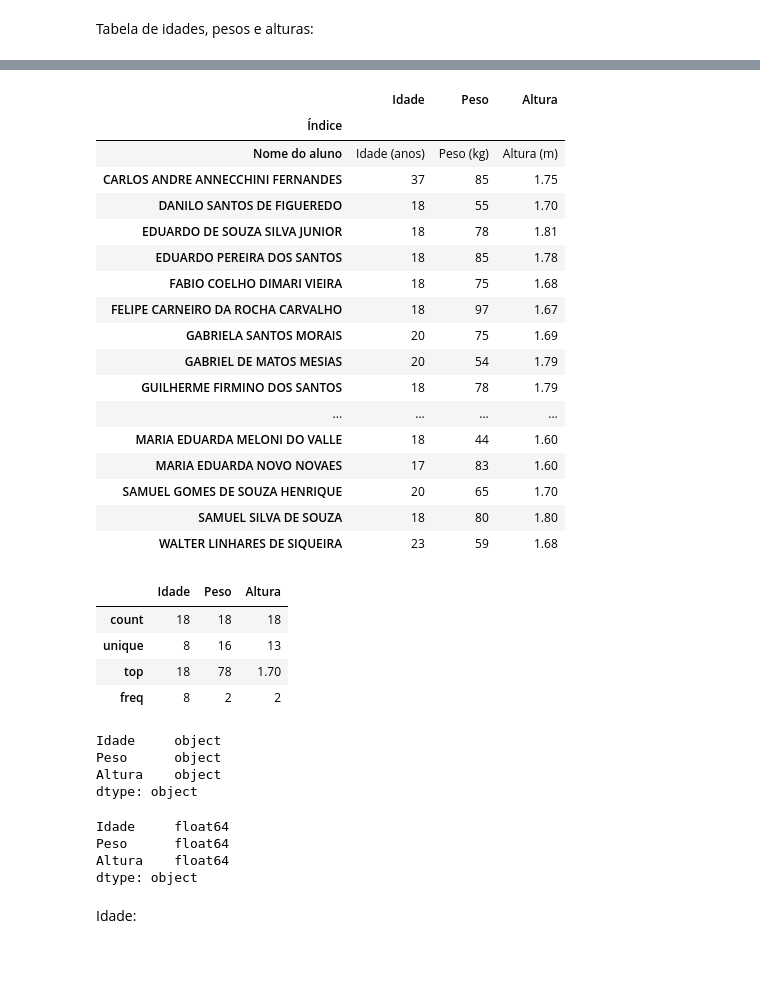
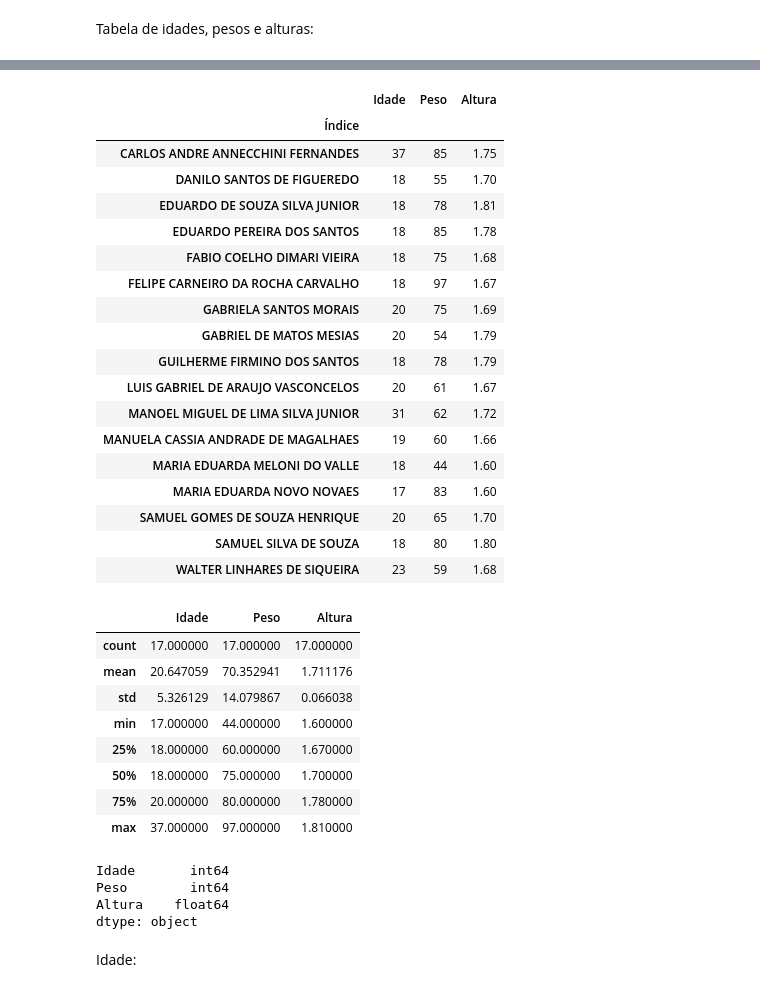
Before and after one commit to elizamelo/FisicaGeral, a Jupyter notebook: Aula01_Dados_da_Turma_2023.ipynb, the cells around one changed output, grey strips where cells are left out. Cells and saved outputs as stored; diff of their text form; code cells hidden in the pictures; blank space fills up the shorter version.

```diff
--- a/Aula01_Dados_da_Turma_2023.ipynb
+++ b/Aula01_Dados_da_Turma_2023.ipynb
@@ -21,12 +21,11 @@ Tabela de idades, pesos e alturas:
 # array_Peso = np.array( [  ] )
 # array_Altura = np.array( [ ] )
 # %%
-df = pd.read_csv( "Dados-alunos-2023-1.csv", usecols=[0,1,2,3], nrows=18, index_col=0, na_values=["0"],names=["Índice", "Idade", "Peso", "Altura"] )
+df = pd.read_csv( "Dados-alunos-2023-1.csv", usecols=[0,1,2,3], nrows=18, skiprows=1,index_col=0, na_values=["0"],names=["Índice", "Idade", "Peso", "Altura"] )
 df
 # %% [output]
 |  | Idade | Peso | Altura |
 | Índice |  |  |  |
-| Nome do aluno | Idade (anos) | Peso (kg) | Altura (m) |
 | CARLOS ANDRE ANNECCHINI FERNANDES | 37 | 85 | 1.75 |
 | DANILO SANTOS DE FIGUEREDO | 18 | 55 | 1.70 |
 | EDUARDO DE SOUZA SILVA JUNIOR | 18 | 78 | 1.81 |
@@ -36,7 +35,9 @@ df
 | GABRIELA SANTOS MORAIS | 20 | 75 | 1.69 |
 | GABRIEL DE MATOS MESIAS | 20 | 54 | 1.79 |
 | GUILHERME FIRMINO DOS SANTOS | 18 | 78 | 1.79 |
-| ... | ... | ... | ... |
+| LUIS GABRIEL DE ARAUJO VASCONCELOS | 20 | 61 | 1.67 |
+| MANOEL MIGUEL DE LIMA SILVA JUNIOR | 31 | 62 | 1.72 |
+| MANUELA CASSIA ANDRADE DE MAGALHAES | 19 | 60 | 1.66 |
 | MARIA EDUARDA MELONI DO VALLE | 18 | 44 | 1.60 |
 | MARIA EDUARDA NOVO NOVAES | 17 | 83 | 1.60 |
 | SAMUEL GOMES DE SOUZA HENRIQUE | 20 | 65 | 1.70 |
@@ -46,30 +47,29 @@ df
 df.describe()
 # %% [output]
 |  | Idade | Peso | Altura |
-| count | 18 | 18 | 18 |
-| unique | 8 | 16 | 13 |
-| top | 18 | 78 | 1.70 |
-| freq | 8 | 2 | 2 |
+| count | 17.000000 | 17.000000 | 17.000000 |
+| mean | 20.647059 | 70.352941 | 1.711176 |
+| std | 5.326129 | 14.079867 | 0.066038 |
+| min | 17.000000 | 44.000000 | 1.600000 |
+| 25% | 18.000000 | 60.000000 | 1.670000 |
+| 50% | 18.000000 | 75.000000 | 1.700000 |
+| 75% | 20.000000 | 80.000000 | 1.780000 |
+| max | 37.000000 | 97.000000 | 1.810000 |
 # %%
 df.dtypes
 # %% [output]
-Idade     object
-Peso      object
-Altura    object
+Idade       int64
+Peso        int64
+Altura    float64
 dtype: object
 # %%
 #df['Idade'] = df['Idade'].astype('int64')
-df['Idade'] = pd.to_numeric(df['Idade'], errors='coerce')
-df.dtypes
-df["Peso"] = pd.to_numeric(df["Peso"], errors='coerce')
-df.dtypes
-df["Altura"] = pd.to_numeric(df["Altura"], errors='coerce')
-df.dtypes
+#df['Idade'] = pd.to_numeric(df['Idade'], errors='coerce')
+#df.dtypes
+#df["Peso"] = pd.to_numeric(df["Peso"], errors='coerce')
+#df.dtypes
+#df["Altura"] = pd.to_numeric(df["Altura"], errors='coerce')
+#df.dtypes
-# %% [output]
-Idade     float64
-Peso      float64
-Altura    float64
-dtype: object
 # %% [markdown]
 Idade:
 # %%
```
Also changed, not shown: parts of 25 cells of this notebook.
